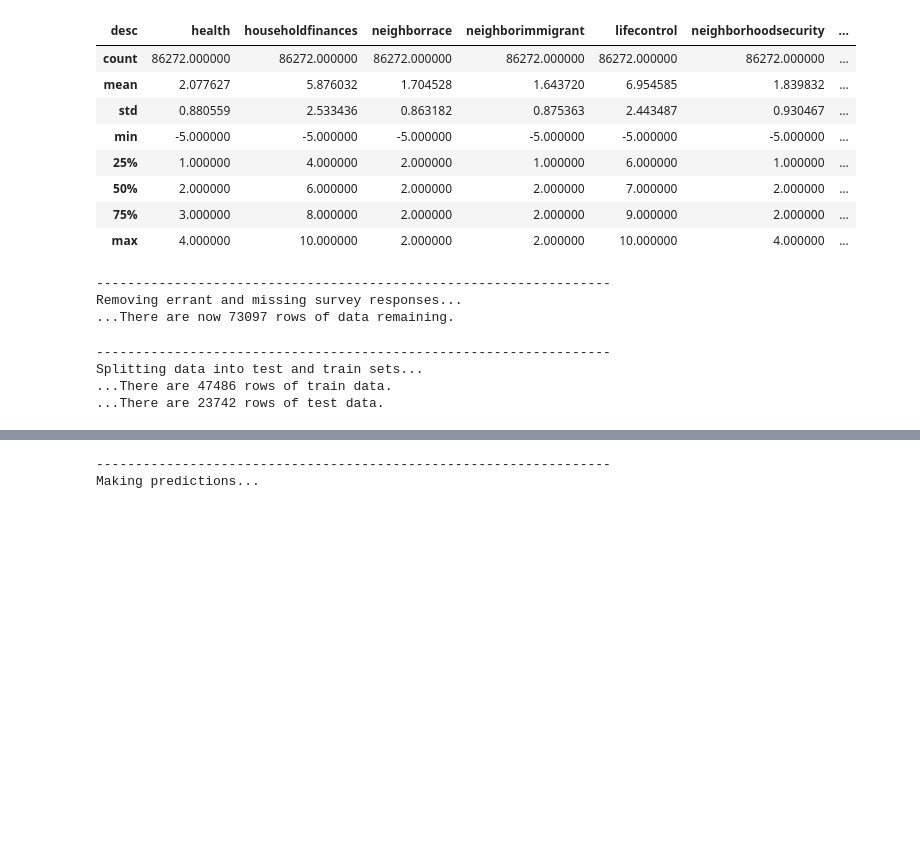
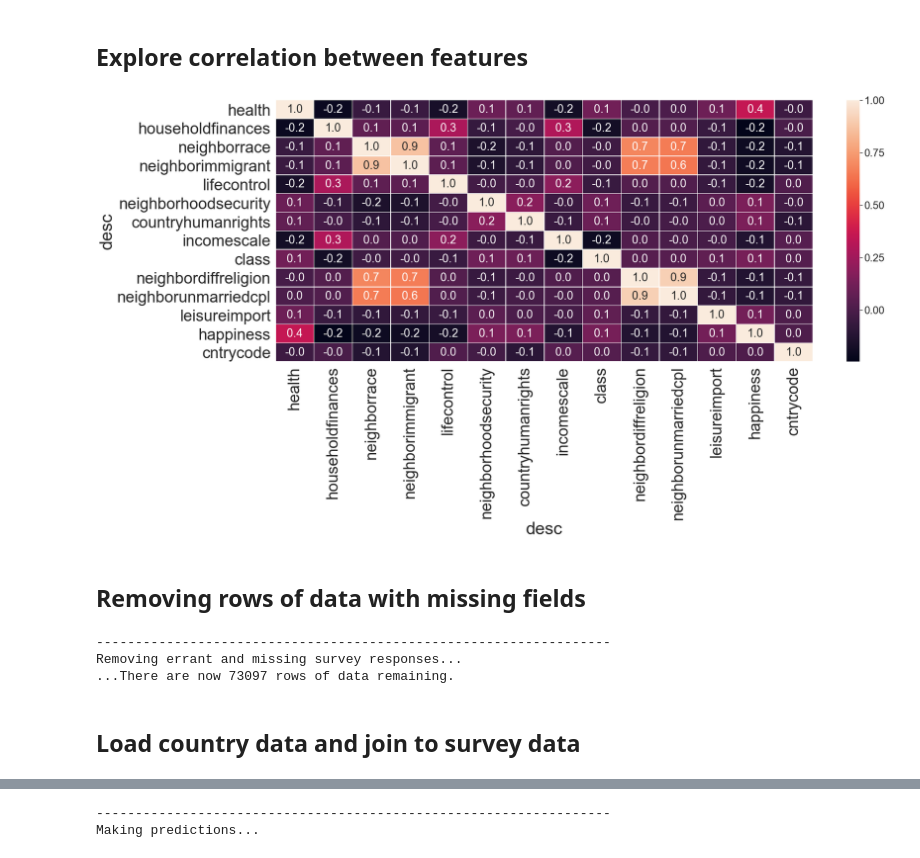
Before and after one commit to harrydurbin/happiness-level-predictor, a Jupyter notebook: happiness.ipynb, the cells around one changed output, grey strips where cells are left out. Drawn from its saved outputs; the diff is of its cells as text; code cells hidden in the pictures; blank space fills up the shorter version.

```diff
--- a/happiness.ipynb
+++ b/happiness.ipynb
@@ -204,15 +168,14 @@ df_trimmed.head()
-# %%
-df_trimmed.describe()
-# %% [output]
-| desc | health | householdfinances | neighborrace | neighborimmigrant | lifecontrol | neighborhoodsecurity | ... |
-| count | 86272.000000 | 86272.000000 | 86272.000000 | 86272.000000 | 86272.000000 | 86272.000000 | ... |
-| mean | 2.077627 | 5.876032 | 1.704528 | 1.643720 | 6.954585 | 1.839832 | ... |
-| std | 0.880559 | 2.533436 | 0.863182 | 0.875363 | 2.443487 | 0.930467 | ... |
-| min | -5.000000 | -5.000000 | -5.000000 | -5.000000 | -5.000000 | -5.000000 | ... |
-| 25% | 1.000000 | 4.000000 | 2.000000 | 1.000000 | 6.000000 | 1.000000 | ... |
-| 50% | 2.000000 | 6.000000 | 2.000000 | 2.000000 | 7.000000 | 2.000000 | ... |
-| 75% | 3.000000 | 8.000000 | 2.000000 | 2.000000 | 9.000000 | 2.000000 | ... |
-| max | 4.000000 | 10.000000 | 2.000000 | 2.000000 | 10.000000 | 4.000000 | ... |
+# %% [markdown]
+## Explore correlation between features
+# %%
+f,ax = plt.subplots(figsize=(25,10))
+sns.set(font_scale=2,style="white")
+sns.heatmap(df_trimmed.corr(), annot=True, linewidths=.5, fmt='.1f', ax=ax)
+plt.show()
+# %% [output]
+[figure, added]
+# %% [markdown]
+## Removing rows of data with missing fields
 # %%
 df_clean = cleanData(df_trimmed)
 # %% [output]
@@ -226,7 +185,2 @@ df_all = pd.merge(df_clean,df_countries)
-# %%
-tr,te = splitData(df_all)
-# %% [output]
-------------------------------------------------------------------
-Splitting data into test and train sets...
-...There are 47486 rows of train data.
-...There are 23742 rows of test data.
+# %% [markdown]
+## Load country data and join to survey data
```
Also changed, not shown: parts of 47 cells of this notebook, 2 other files.
